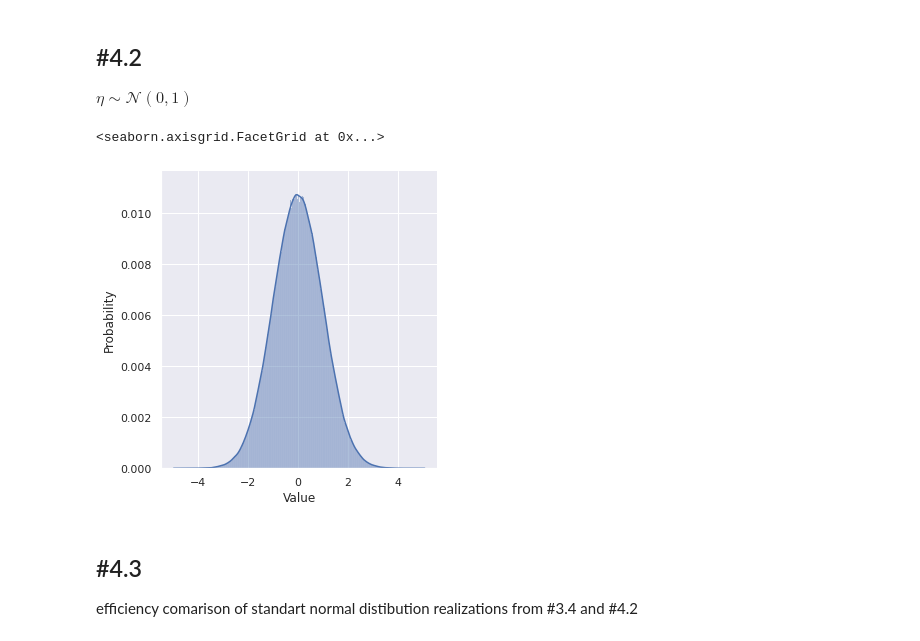
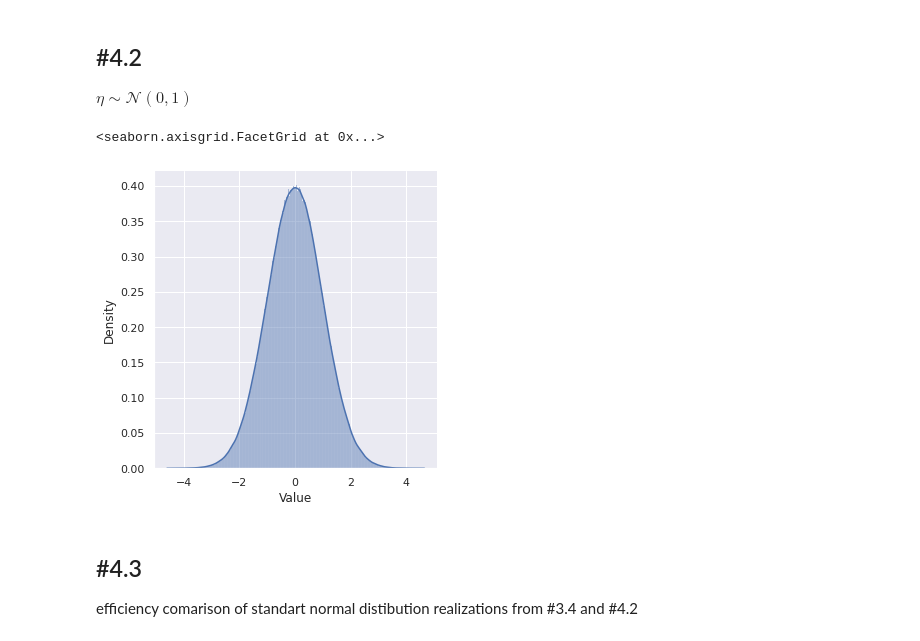
Before and after one commit to Arkadiy-Vladimirov/praktikum_7, a Jupyter notebook: task4.ipynb, the cells around one changed output. Saved outputs shown, nothing was run; the diff lists cells and outputs as text; code cells hidden in the pictures.

```diff
--- a/task4.ipynb
+++ b/task4.ipynb
@@ -34,20 +34,20 @@ $\eta \sim \mathcal{N}(0,1)$
 # %%
 def gen_normal_neu(n):
     """Generates random sample [X1, X2,.. X_{n}] where Xi ~ N(0,1)"""
     bas, X = math.ceil(n/10), np.array([])
     while np.size(X) < n:
         x = gen_cauchy(bas)
         nu = np.random.rand(bas) < np.sqrt(np.e)/2 * (np.e ** (-x**2 / 2)) * (x**2 + 1)
         X = np.concatenate((X,x[nu]))
     X = X[0:n]
     return X
 
 
-sns.displot({"Value": gen_normal_neu(1000000)}, x = "Value", stat="probability",
+sns.displot({"Value": gen_normal_neu(1000000)}, x = "Value", stat="density",
                                             kde=True, kde_kws={"bw_adjust": 1})
 # %% [output]
 <seaborn.axisgrid.FacetGrid at 0x...>
-[figure, old version]
+[figure, new version]
 # %% [markdown]
 #4.3
 ----
```
Also changed, not shown: 8 other files.
